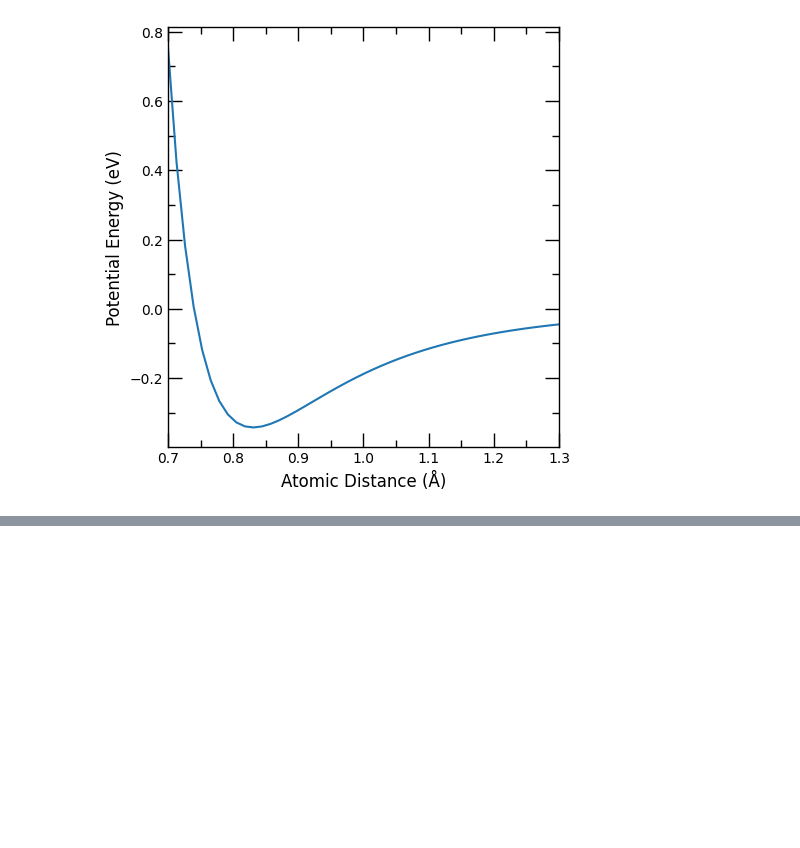
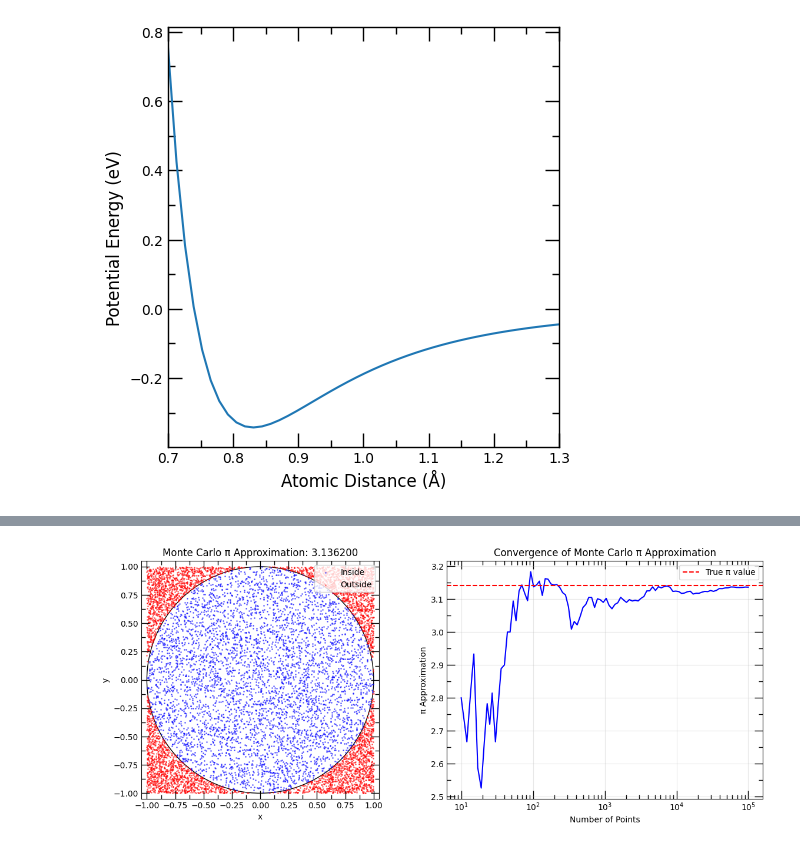
Before and after one commit to deng-group/MLE4217_5219_book, a Jupyter notebook: figures/original_figs/make_figures.ipynb, the cells around one changed output, grey strips where cells are left out. Cells and saved outputs as stored; diff of their text form; code cells hidden in the pictures; blank space fills up the shorter version.

Commit message:
Enhance documentation with additional figures for molecular dynamics, kinetic Monte Carlo, Monte Carlo methods, and statistical mechanics; update .gitignore to include log files.

```diff
--- a/figures/original_figs/make_figures.ipynb
+++ b/figures/original_figs/make_figures.ipynb
@@ -191,3 +191,91 @@ fig.savefig('lennard_jones_potential.pdf')
 plt.show()
 # %% [output]
 [figure]
+# %%
+# Monte Carlo simulation to compute π with step-by-step tracking
+import random
+import numpy as np
+import matplotlib.pyplot as plt
+from matplotlib.ticker import AutoMinorLocator
+
+# Number of points to use in the simulation
+n_points = 100000
+inside_circle = 0
+x_inside, y_inside = [], []
+x_outside, y_outside = [], []
+
+# Track pi approximation at different steps
+tracking_points = np.logspace(1, np.log10(n_points), num=100).astype(int)
+tracking_points = sorted(list(set(tracking_points)))
+pi_estimates = []
+steps = []
+
+# Run the Monte Carlo simulation
+for i in range(n_points):
+    x = random.uniform(-1, 1)
+    y = random.uniform(-1, 1)
+    distance = x**2 + y**2
+
+    if distance <= 1:
+        inside_circle += 1
+        x_inside.append(x)
+        y_inside.append(y)
+    else:
+        x_outside.append(x)
+        y_outside.append(y)
+
+    # Record the approximation at specified tracking points
+    if i+1 in tracking_points:
+        pi_approx = 4 * inside_circle / (i+1)
+        pi_estimates.append(pi_approx)
+        steps.append(i+1)
+
+# Calculate final π approximation
+pi_approx = 4 * inside_circle / n_points
+print(f"Approximation of π: {pi_approx}")
+print(f"Error: {abs(pi_approx - np.pi)}")
+
+# Create a single figure with two panels
+fig, (ax1, ax2) = plt.subplots(1, 2, figsize=(12, 5))
+
+# Apply the consistent style to both axes
+for ax in [ax1, ax2]:
+    ax.xaxis.set_minor_locator(AutoMinorLocator(2))
+    ax.yaxis.set_minor_locator(AutoMinorLocator(2))
+    ax.tick_params(which='major', length=10, width=1.0, direction='in', labelsize=10)
+    ax.tick_params(which='minor', length=5, width=1.0, direction='in', labelsize=8, top=True, right=True)
+    ax.tick_params(top=True, right=True)
+
+# Panel 1: Monte Carlo points
+# Plot the unit circle
+circle = plt.Circle((0, 0), 1, fill=False, color='black', linestyle='-')
+ax1.add_artist(circle)
+
+# Plot sample points (using a smaller subset for clarity)
+sample_size = 5000
+ax1.scatter(x_inside[:sample_size], y_inside[:sample_size], s=1, color='blue', alpha=0.5, label='Inside')
+ax1.scatter(x_outside[:sample_size], y_outside[:sample_size], s=1, color='red', alpha=0.5, label='Outside')
+
+# Add square boundaries
+ax1.set_xlim(-1.05, 1.05)
+ax1.set_ylim(-1.05, 1.05)
+ax1.set_aspect('equal')
+ax1.set_xlabel('x')
+ax1.set_ylabel('y')
+ax1.set_title(f'Monte Carlo π Approximation: {pi_approx:.6f}')
+ax1.legend(loc='upper right')
+
+# Panel 2: Convergence plot
+ax2.plot(steps, pi_estimates, 'b-')
+ax2.axhline(y=np.pi, color='r', linestyle='--', label='True π value')
+ax2.set_xscale('log')
+ax2.set_xlabel('Number of Points')
+ax2.set_ylabel('π Approximation')
+ax2.set_title('Convergence of Monte Carlo π Approximation')
+ax2.legend()
+ax2.grid(True, alpha=0.3)
+
+fig.tight_layout()
+fig.savefig('monte_carlo_pi_combined.pdf')
+plt.show()
+# %% [output]
@@ -193,0 +284 @@ plt.show()
+[figure, added]
```
Also changed, not shown: parts of 1 cell of this notebook, 12 other files.
